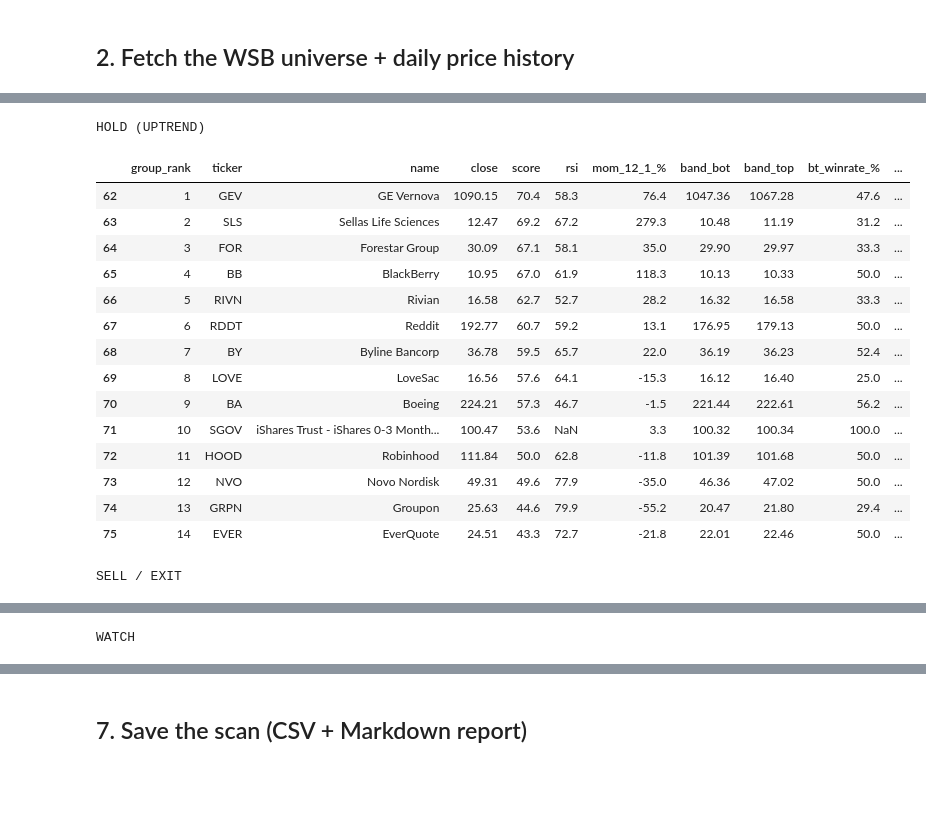
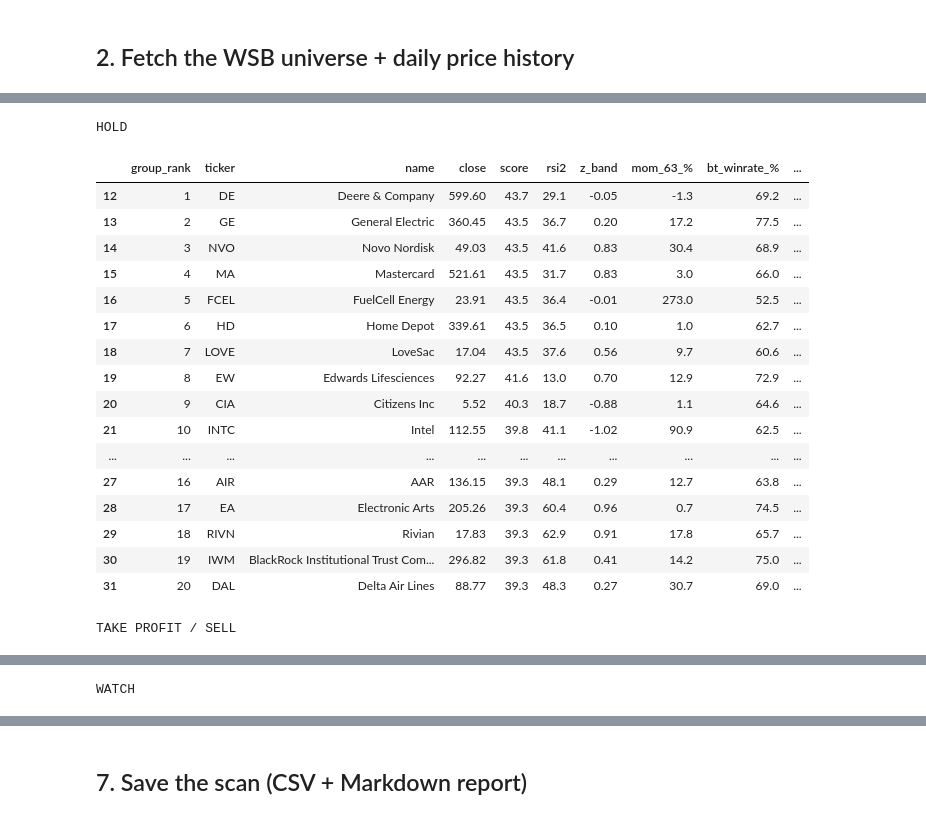
Before and after one commit to rjoshi24/trading-demo, a Jupyter notebook: daily_screener.ipynb, the cells around one changed output, grey strips where cells are left out. Cells and saved outputs as stored; diff of their text form; code cells hidden in the pictures; blank space fills up the shorter version.

```diff
--- a/daily_screener.ipynb
+++ b/daily_screener.ipynb
@@ -34,7 +53,7 @@ pip install -r requirements.txt
 # %%
 TOP_N    = 200     # how many WSB tickers to scan
-PERIOD   = "3y"    # daily history length (>= ~1.5y so the 200-SMA + 12m momentum warm up)
-INTERVAL = "1d"    # daily = refresh every day
+PERIOD   = "4y"    # daily history length (enough to backtest each name's snap-back edge)
+INTERVAL = "1d"
 OUTDIR   = "results"
 
 from wsb_screener import quant_screener as qscr
@@ -143,27 +155,28 @@ df[df.group=="CLOSE TO BUY"][near_cols]
 # %%
-hold_cols = ["group_rank","ticker","name","close","score","rsi","mom_12_1_%",
-             "band_bot","band_top","bt_winrate_%","bt_expectancy_$"]
-sell_cols = ["group_rank","ticker","name","close","score","pos_vs_band","band_bot","band_top","rsi","note"]
-watch_cols= ["group_rank","ticker","name","close","score","regime_ok","pos_vs_band","rsi","mom_12_1_%"]
+hold_cols = ["group_rank","ticker","name","close","score","rsi2","z_band","mom_63_%","bt_winrate_%","bt_expectancy_$"]
+sell_cols = ["group_rank","ticker","name","close","score","rsi2","z_band","dist_band_%","band_read","note"]
+watch_cols= ["group_rank","ticker","name","close","score","rsi2","z_band","above_50","mom_63_%"]
 from IPython.display import display
-print("HOLD (UPTREND)"); display(df[df.group=="HOLD (UPTREND)"][hold_cols].head(25))
-print("SELL / EXIT");    display(df[df.group=="SELL / EXIT"][sell_cols])
-print("WATCH");          display(df[df.group=="WATCH"][watch_cols].head(25))
+print("HOLD");               display(df[df.group=="HOLD"][hold_cols].head(20))
+print("TAKE PROFIT / SELL"); display(df[df.group=="TAKE PROFIT / SELL"][sell_cols].head(20))
+print("WATCH");              display(df[df.group=="WATCH"][watch_cols].head(20))
 # %% [output]
-HOLD (UPTREND)
+HOLD
-|  | group_rank | ticker | name | close | score | rsi | mom_12_1_% | band_bot | band_top | bt_winrate_% | ... |
-| 62 | 1 | GEV | GE Vernova | 1090.15 | 70.4 | 58.3 | 76.4 | 1047.36 | 1067.28 | 47.6 | ... |
-| 63 | 2 | SLS | Sellas Life Sciences | 12.47 | 69.2 | 67.2 | 279.3 | 10.48 | 11.19 | 31.2 | ... |
-| 64 | 3 | FOR | Forestar Group | 30.09 | 67.1 | 58.1 | 35.0 | 29.90 | 29.97 | 33.3 | ... |
-| 65 | 4 | BB | BlackBerry | 10.95 | 67.0 | 61.9 | 118.3 | 10.13 | 10.33 | 50.0 | ... |
-| 66 | 5 | RIVN | Rivian | 16.58 | 62.7 | 52.7 | 28.2 | 16.32 | 16.58 | 33.3 | ... |
-| 67 | 6 | RDDT | Reddit | 192.77 | 60.7 | 59.2 | 13.1 | 176.95 | 179.13 | 50.0 | ... |
-| 68 | 7 | BY | Byline Bancorp | 36.78 | 59.5 | 65.7 | 22.0 | 36.19 | 36.23 | 52.4 | ... |
-| 69 | 8 | LOVE | LoveSac | 16.56 | 57.6 | 64.1 | -15.3 | 16.12 | 16.40 | 25.0 | ... |
-| 70 | 9 | BA | Boeing | 224.21 | 57.3 | 46.7 | -1.5 | 221.44 | 222.61 | 56.2 | ... |
-| 71 | 10 | SGOV | iShares Trust - iShares 0-3 Month... | 100.47 | 53.6 | NaN | 3.3 | 100.32 | 100.34 | 100.0 | ... |
-| 72 | 11 | HOOD | Robinhood | 111.84 | 50.0 | 62.8 | -11.8 | 101.39 | 101.68 | 50.0 | ... |
-| 73 | 12 | NVO | Novo Nordisk | 49.31 | 49.6 | 77.9 | -35.0 | 46.36 | 47.02 | 50.0 | ... |
-| 74 | 13 | GRPN | Groupon | 25.63 | 44.6 | 79.9 | -55.2 | 20.47 | 21.80 | 29.4 | ... |
-| 75 | 14 | EVER | EverQuote | 24.51 | 43.3 | 72.7 | -21.8 | 22.01 | 22.46 | 50.0 | ... |
+|  | group_rank | ticker | name | close | score | rsi2 | z_band | mom_63_% | bt_winrate_% | ... |
+| 12 | 1 | DE | Deere & Company | 599.60 | 43.7 | 29.1 | -0.05 | -1.3 | 69.2 | ... |
+| 13 | 2 | GE | General Electric | 360.45 | 43.5 | 36.7 | 0.20 | 17.2 | 77.5 | ... |
+| 14 | 3 | NVO | Novo Nordisk | 49.03 | 43.5 | 41.6 | 0.83 | 30.4 | 68.9 | ... |
+| 15 | 4 | MA | Mastercard | 521.61 | 43.5 | 31.7 | 0.83 | 3.0 | 66.0 | ... |
+| 16 | 5 | FCEL | FuelCell Energy | 23.91 | 43.5 | 36.4 | -0.01 | 273.0 | 52.5 | ... |
+| 17 | 6 | HD | Home Depot | 339.61 | 43.5 | 36.5 | 0.10 | 1.0 | 62.7 | ... |
+| 18 | 7 | LOVE | LoveSac | 17.04 | 43.5 | 37.6 | 0.56 | 9.7 | 60.6 | ... |
+| 19 | 8 | EW | Edwards Lifesciences | 92.27 | 41.6 | 13.0 | 0.70 | 12.9 | 72.9 | ... |
+| 20 | 9 | CIA | Citizens Inc | 5.52 | 40.3 | 18.7 | -0.88 | 1.1 | 64.6 | ... |
+| 21 | 10 | INTC | Intel | 112.55 | 39.8 | 41.1 | -1.02 | 90.9 | 62.5 | ... |
+| ... | ... | ... | ... | ... | ... | ... | ... | ... | ... | ... |
+| 27 | 16 | AIR | AAR | 136.15 | 39.3 | 48.1 | 0.29 | 12.7 | 63.8 | ... |
+| 28 | 17 | EA | Electronic Arts | 205.26 | 39.3 | 60.4 | 0.96 | 0.7 | 74.5 | ... |
+| 29 | 18 | RIVN | Rivian | 17.83 | 39.3 | 62.9 | 0.91 | 17.8 | 65.7 | ... |
+| 30 | 19 | IWM | BlackRock Institutional Trust Com... | 296.82 | 39.3 | 61.8 | 0.41 | 14.2 | 75.0 | ... |
+| 31 | 20 | DAL | Delta Air Lines | 88.77 | 39.3 | 48.3 | 0.27 | 30.7 | 69.0 | ... |
-SELL / EXIT
+TAKE PROFIT / SELL
```
Also changed, not shown: parts of 18 cells of this notebook, 5 other files.
